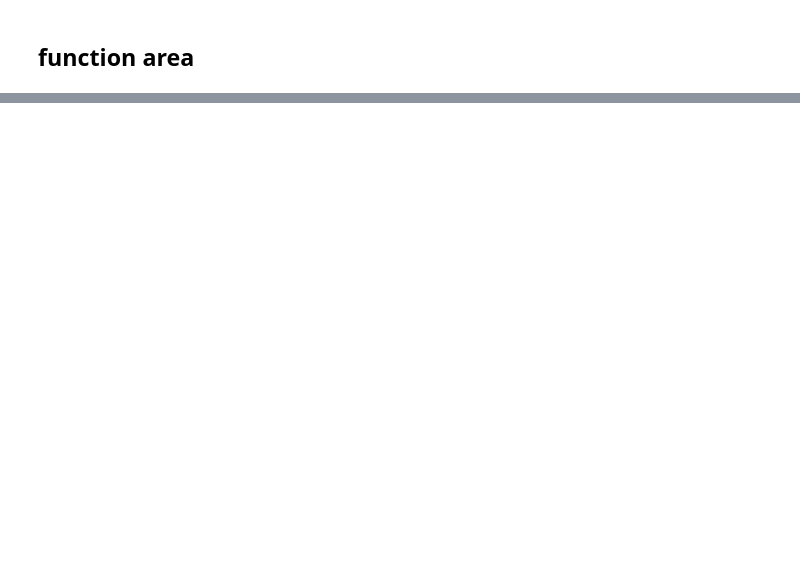
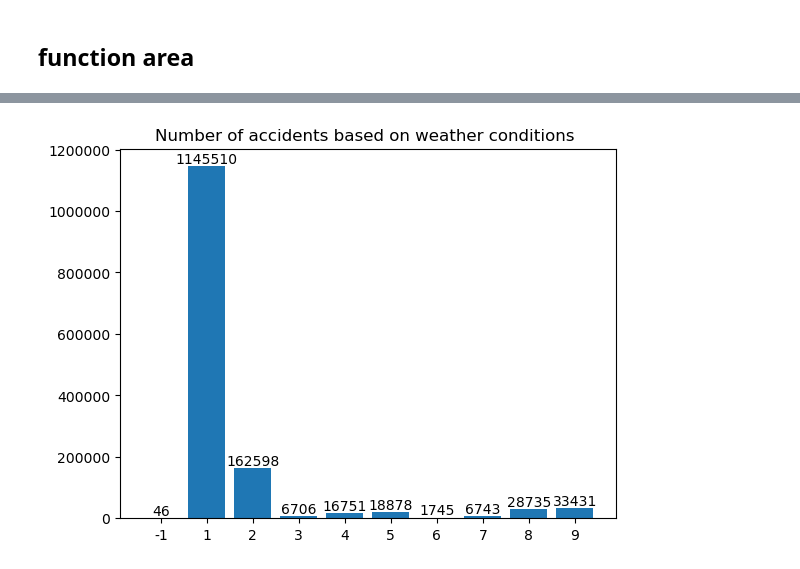
Before and after one commit to X-Fan-Jack/CASA05_quantitative_methods, a Jupyter notebook: qm_presentation_EDA.ipynb, the cells around one changed output, grey strips where cells are left out. Cells and saved outputs as stored; diff of their text form; code cells hidden in the pictures; blank space fills up the shorter version.

```diff
--- a/qm_presentation_EDA.ipynb
+++ b/qm_presentation_EDA.ipynb
@@ -75,0 +105,5 @@ get_bar_by_factors("time", False)
+# %%
+# weather
+plot_bar(weather_count, "Number of accidents based on weather conditions ", True)
+# %% [output]
+[figure, added]
```
Also changed, not shown: parts of 10 cells of this notebook.
